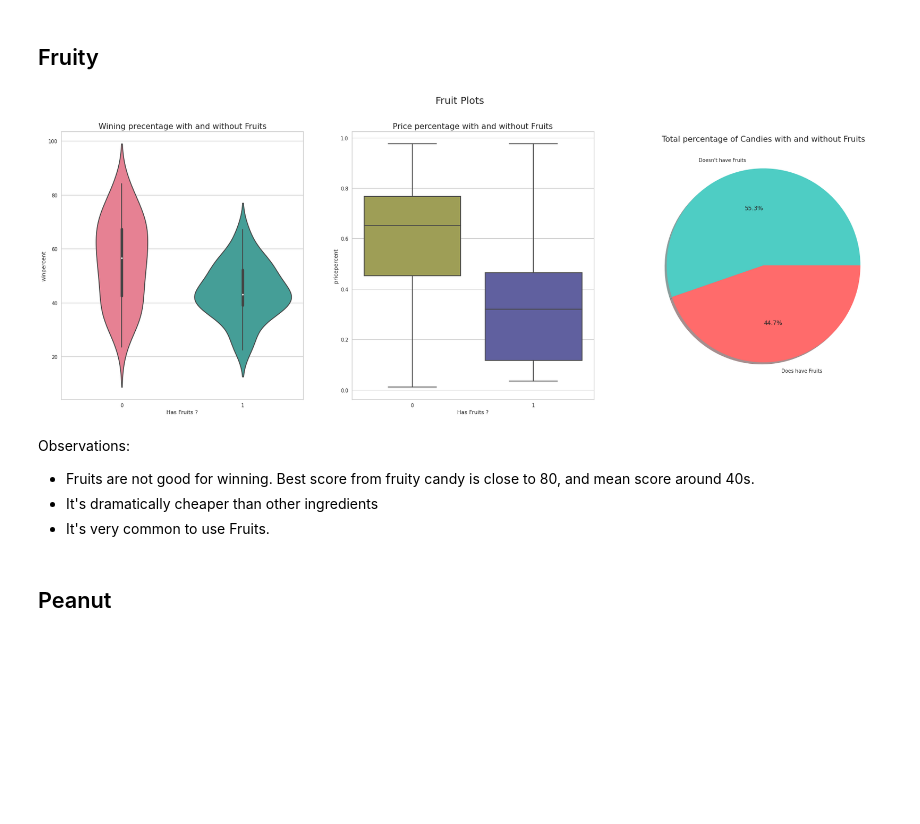
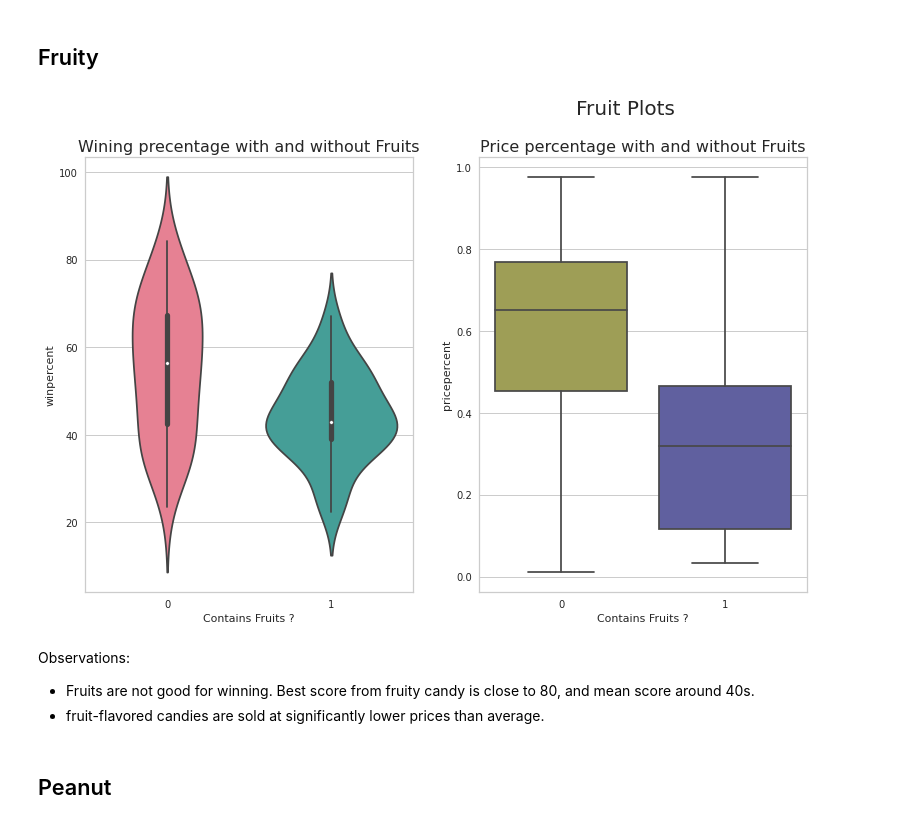
Before and after one commit to bochrakallala/auto_claims, a Jupyter notebook: expand-candy-brand.ipynb, the cells around one changed output. Drawn from its saved outputs; the diff is of its cells as text; code cells hidden in the pictures; blank space fills up the shorter version.

```diff
--- a/expand-candy-brand.ipynb
+++ b/expand-candy-brand.ipynb
@@ -255,33 +245,27 @@ Observationse:
 # %% [markdown]
 ## Fruity
 # %%
-plt.figure(figsize=(30,10))
-
+plt.figure(figsize=(20,8))
 plt.suptitle("Fruit Plots", fontsize=20)
 
 plt.subplot(1,3,1)
 plt.title("Wining precentage with and without Fruits",fontsize=16)
-sns.violinplot(data=candy_df,x="fruity",y="winpercent",color="brown",palette="husl")
-plt.xlabel("Has Fruits ?")
-
-plt.subplot(1,3,3)
-plt.title("Total percentage of Candies with and without Fruits",fontsize=16)
-plt.pie(candy_df.fruity.value_counts(), autopct='%1.1f%%',colors=["#4ECDC4","#FF6B6B"],labels=["Doesn't have Fruits","Does have Fruits"],shadow=True)
+sns.violinplot(data=candy_df,x="fruity",y="winpercent",palette="husl")
+plt.xlabel("Contains Fruits ?")
 
 plt.subplot(1,3,2)
 plt.title("Price percentage with and without Fruits",fontsize=16)
 sns.boxplot(y="pricepercent", x="fruity", data=candy_df, palette="gist_stern_r")
-plt.xlabel("Has Fruits ?")
+plt.xlabel("Contains Fruits ?")
 
 plt.show()
 # %% [output]
-[figure, old version]
+[figure, new version]
 # %% [markdown]
 Observations:
 
 * Fruits are not good for winning. Best score from fruity candy is close to 80, and mean score around 40s.
-* It's dramatically cheaper than other ingredients
-* It's very common to use Fruits.
+* fruit-flavored candies are sold at significantly lower prices than average.
 # %% [markdown]
 ## Peanut
 # %%
```
Also changed, not shown: parts of 19 cells of this notebook.
